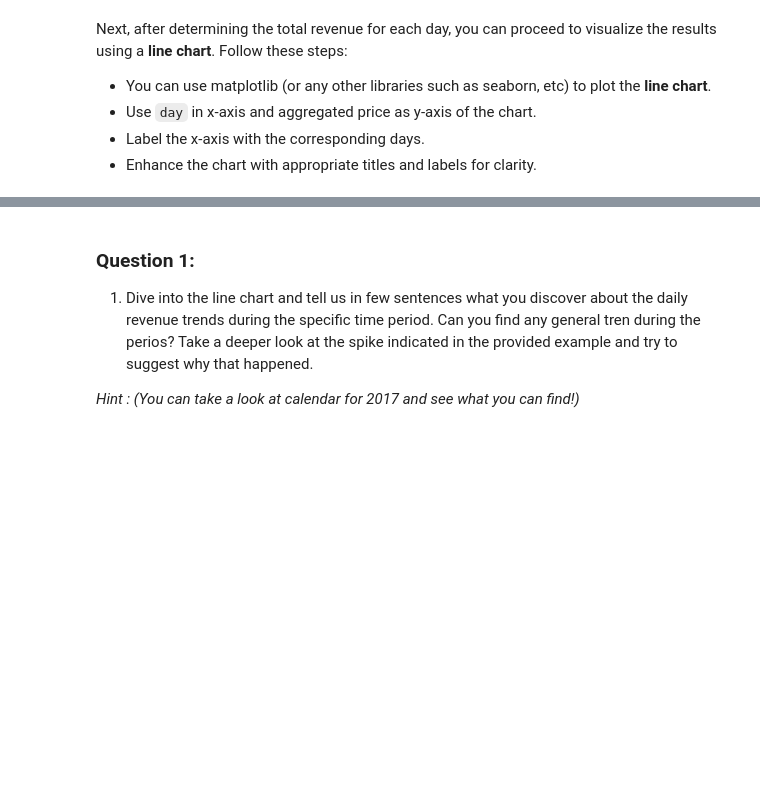
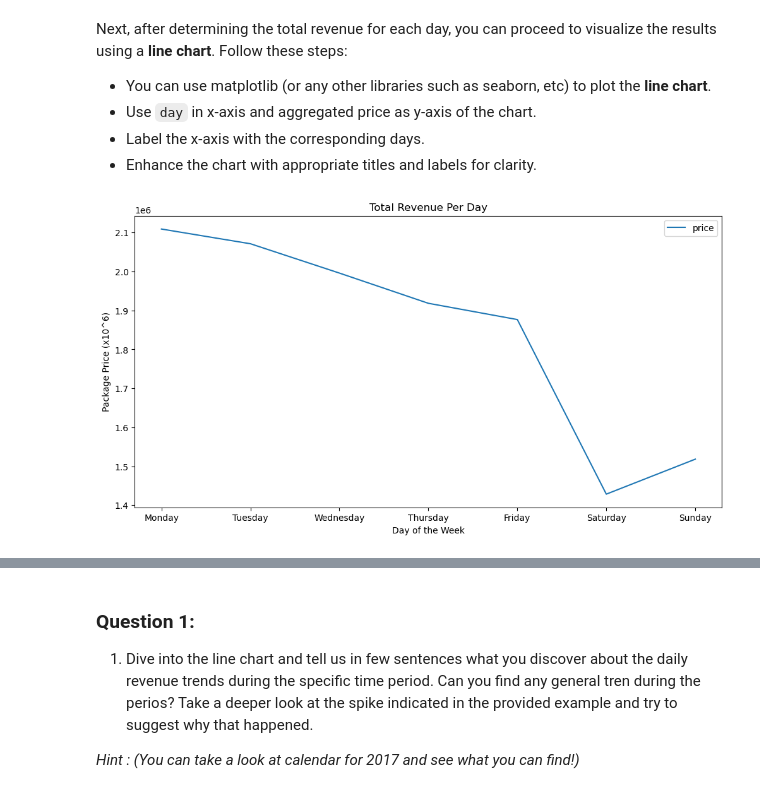
Before and after one commit to zackdewis/engo645, a Jupyter notebook: Assignment_1.ipynb, the cells around one changed output, grey strips where cells are left out. Saved outputs shown, nothing was run; the diff lists cells and outputs as text; code cells hidden in the pictures; blank space fills up the shorter version.

```diff
--- a/Assignment_1.ipynb
+++ b/Assignment_1.ipynb
@@ -294,3 +280,14 @@ raise NotImplementedError()
+# %%
+
+
+
+# YOUR CODE HERE
+data['Day'] = data['order_purchase_timestamp'].dt.day_name()
+
+data2 = data.groupby(data['Day'])
+data2 = data2.agg({'price':['sum']})
+DayofWeek = [ 'Monday', 'Tuesday', 'Wednesday', 'Thursday', 'Friday', 'Saturday', 'Sunday']
+data2 = data2.groupby(['Day']).sum().reindex(DayofWeek)
 # %% [markdown]
 Next, after determining the total revenue for each day, you can proceed to visualize the results using a **line chart**.
 Follow these steps:
@@ -302,17 +299,20 @@ Follow these steps:
 # %%
 # Import the necessary packages
 import matplotlib.pyplot as plt
-# import seaborn as sns         # optionally you can use seaborn style
+import seaborn as sns         # optionally you can use seaborn style
 
 plt.figure(figsize=(12, 6))
-
+plt.xlabel("Day of the Week")
+plt.ylabel("Package Price (x10^6)")
+plt.title("Total Revenue Per Day")
 
 # YOUR CODE HERE
-raise NotImplementedError()
-
+sns.lineplot(data=data2)
 
 
 plt.show()
+# %% [output]
+[figure, added]
 # %% [markdown]
 The matplotlib line chart plot should produce something like following:
 
```
Also changed, not shown: parts of 12 cells of this notebook.
